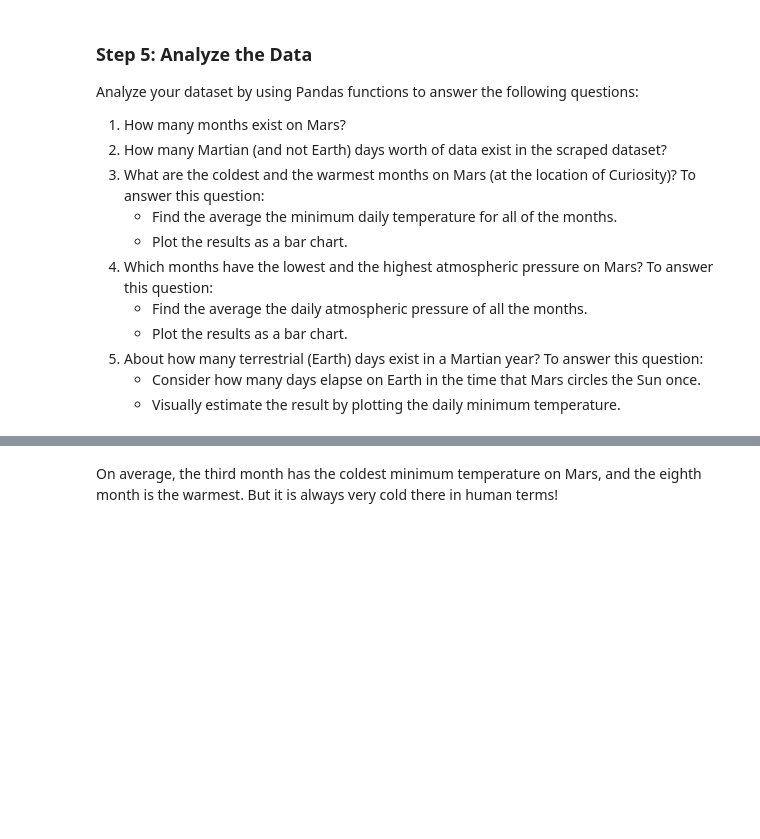
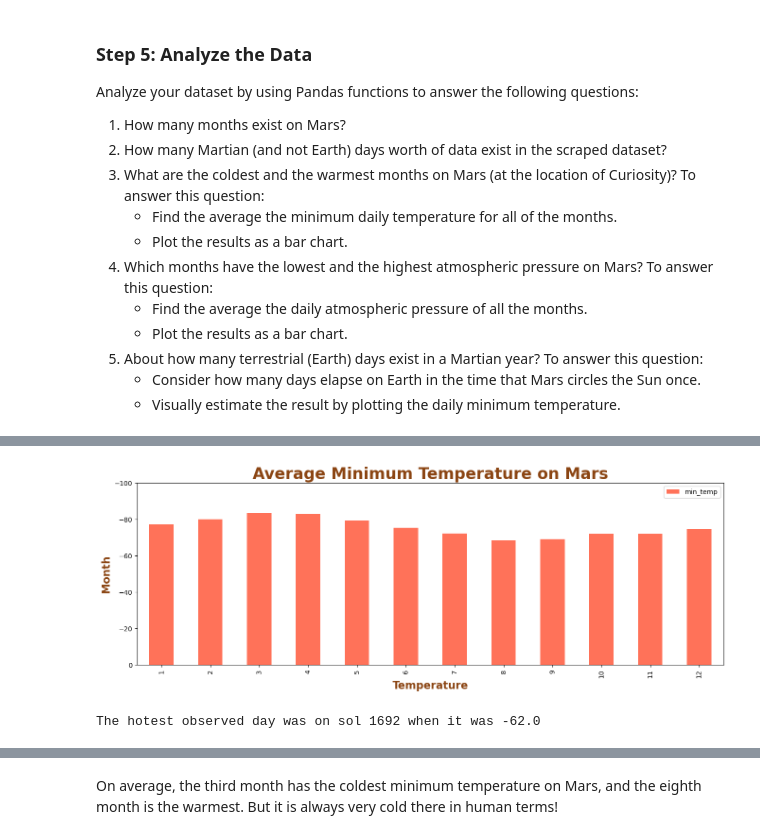
Before and after one commit to JeffPinegar/Web-Scrapping-Challenge, a Jupyter notebook: JSP_part_2_mars_weather.ipynb, the cells around one changed output, grey strips where cells are left out. Cells and saved outputs as stored; diff of their text form; code cells hidden in the pictures; blank space fills up the shorter version.

```diff
--- a/JSP_part_2_mars_weather.ipynb
+++ b/JSP_part_2_mars_weather.ipynb
@@ -28,3 +33,5 @@ Create a Beautiful Soup object and use it to scrape the data in the HTML table.
 Note that this can also be achieved by using the Pandas `read_html` function. However, use Beautiful Soup here to continue sharpening your web scraping skills.
 # %%
 # Create a Beautiful Soup Object
+html = browser.html
+soup = soup(html, 'html.parser')
@@ -50,0 +87,3 @@ Assemble the scraped data into a Pandas DataFrame. The columns should have the s
+# %%
+# Create pandas data frame from a list of lists
+df_raw = pd.DataFrame(mars_weather, columns = ['id', 'terrestrial_date', 'sol', 'ls', 'month', 'min_temp', 'pressure' ])
@@ -50,0 +94,7 @@ Assemble the scraped data into a Pandas DataFrame. The columns should have the s
+# %%
+# Create a Pandas DataFrame by using the list of rows and a list of the column names
+# df = pd.DataFrame(mars_weather, columns = ['id', 'terrestrial_date', 'sol', 'ls', 'month', 'min_temp', 'pressure' ])
+df = df_raw.copy(deep=True)
+
+# Remove duplicates, If we don't remove the duplicates all of the mean calculation will be skewed (min and Max values will still be ok)
+df.drop_duplicates(inplace = True)
@@ -79,2 +135,6 @@ dtype: object
+# %%
+# Change data types for data analysis
+df = df.astype({'id':'int', 'terrestrial_date':'datetime64[ns]', 'sol':'int','ls':'int','month':'int', 'min_temp':'float', 'pressure':'float'})
+dfi = df.sort_values(by='terrestrial_date',ascending=True, ignore_index=True)
 # %%
 # Confirm type changes were successful by examining data types again
@@ -175,0 +240,54 @@ Name: pressure, dtype: float64
+# %%
+# Plot the average temperature by month
+# get the average for each month using groupby
+dft = dfi.groupby(['month']).mean()
+
+# plot the average min tep by month
+dft.plot(kind='bar'
+            , y='min_temp'
+            , color='tomato'
+            , figsize=(16,5)
+            , alpha=0.9
+            , align="center");
+
+# Add a title
+plt.title('Average Minimum Temperature on Mars',
+            fontsize = 24,
+            color="saddlebrown",
+            fontweight="bold")
+
+# Add a x-axis descrition
+plt.xlabel('Temperature',
+            fontsize = 16,
+            color='saddlebrown',
+            fontweight="bold")
+
+# Add a y-axis description
+plt.ylabel('Month',
+            fontsize = 16,
+            color='saddlebrown',
+            fontweight="bold")
+
+# flip over the y axis.  It will go up from 0 to -100
+plt.ylim(0, -100)
+
+# Prepare to save the figure
+save_fig = os.path.join('.','Output', 'Q3a_Averge_Min_Temp_by_Month.jpg')
+plt.savefig(save_fig, bbox_inches='tight')
+# %% [output]
+[figure, added]
+# %%
+# Identify the warmest minimum temp in Curiosity's location
+
+# The warmest minimum temperature is
+df_hot = dfi['min_temp'].max()
+
+# locate the record with the warmest temperature was recorded
+df_h = df.loc[df['min_temp']==df_hot]
+
+Hotest_day = df_h.iloc[0][2]
+Hotest_temp = df_h.iloc[0][5]
+
+print(f'The hotest observed day was on sol {Hotest_day} when it was {Hotest_temp}')
+# %% [output]
+The hotest observed day was on sol 1692 when it was -62.0
```
Also changed, not shown: parts of 31 cells of this notebook, 8 other files.
